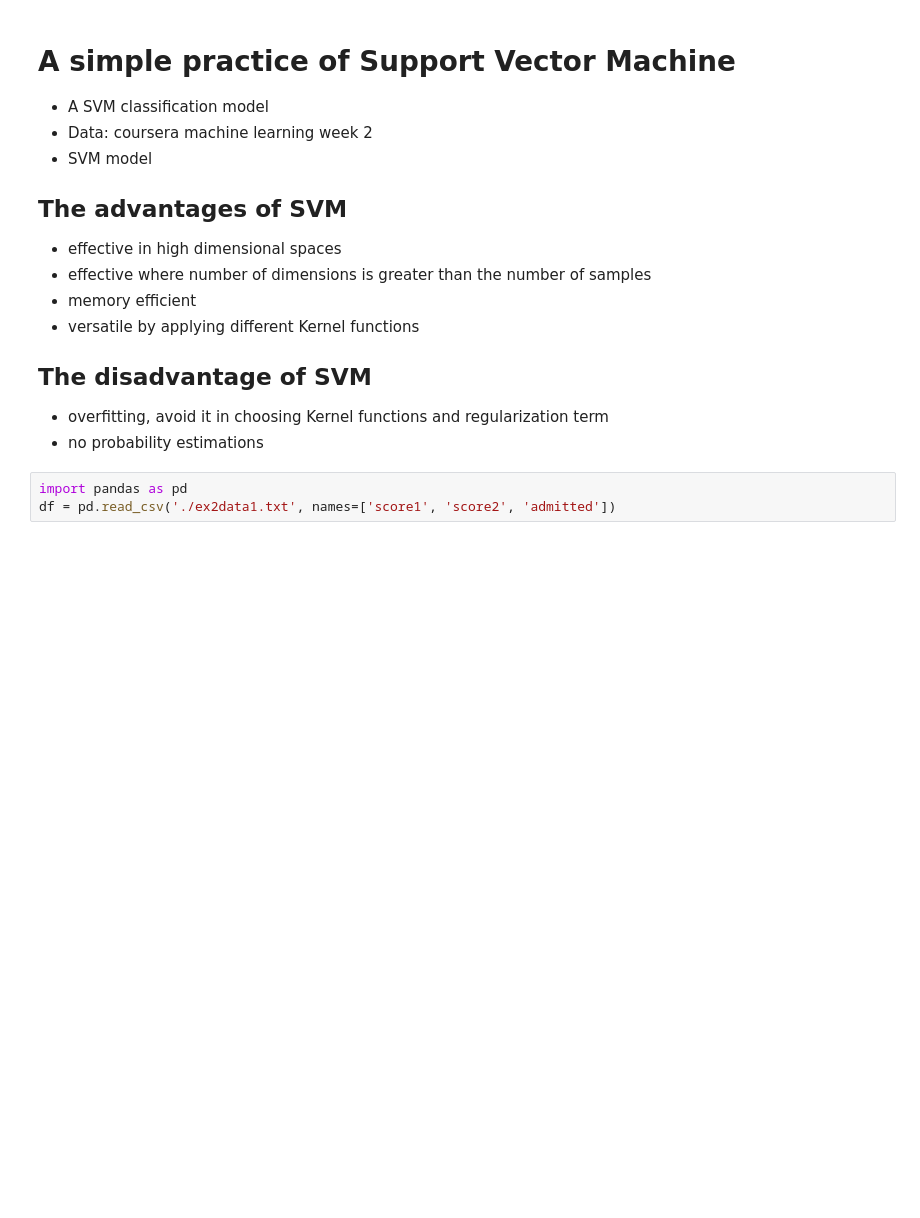
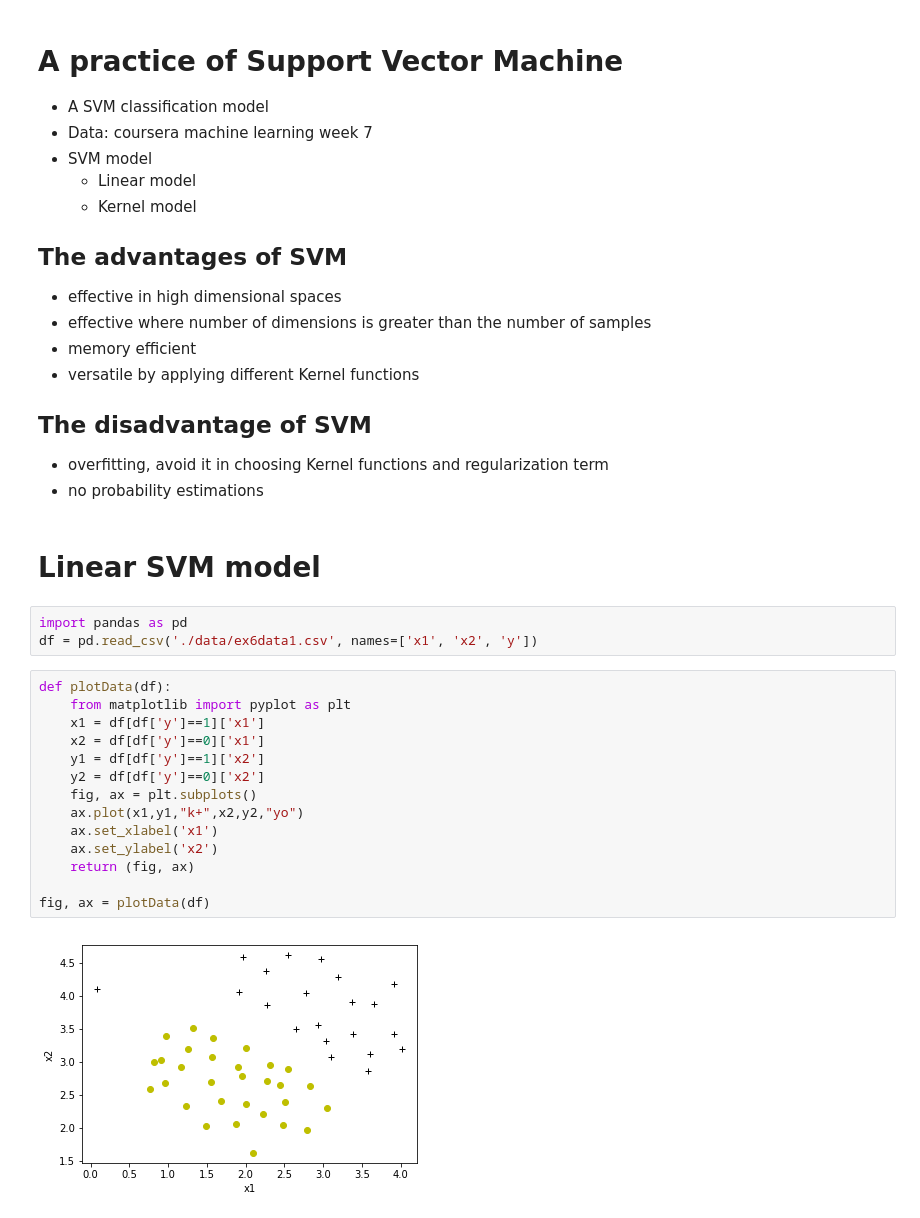
Before and after one commit to ZhenyiLin/python_classification, a Jupyter notebook: SVM.ipynb, the cells around one changed output. Cells and saved outputs as stored; diff of their text form; blank space fills up the shorter version.

```diff
--- a/SVM.ipynb
+++ b/SVM.ipynb
@@ -1,8 +1,10 @@
 # %% [markdown]
-# A simple practice of Support Vector Machine
+# A practice of Support Vector Machine
 * A SVM classification model
-* Data: coursera machine learning week 2
+* Data: coursera machine learning week 7
 * SVM model
+    * Linear model
+    * Kernel model
 
 ## The advantages of SVM
 * effective in high dimensional spaces
@@ -13,6 +15,24 @@
 ## The disadvantage of SVM
 * overfitting, avoid it in choosing Kernel functions and regularization term
 * no probability estimations
+# %% [markdown]
+# Linear SVM model
 # %%
 import pandas as pd
-df = pd.read_csv('./ex2data1.txt', names=['score1', 'score2', 'admitted'])
+df = pd.read_csv('./data/ex6data1.csv', names=['x1', 'x2', 'y'])
+# %%
+def plotData(df):
+    from matplotlib import pyplot as plt
+    x1 = df[df['y']==1]['x1']
+    x2 = df[df['y']==0]['x1']
+    y1 = df[df['y']==1]['x2']
+    y2 = df[df['y']==0]['x2']
+    fig, ax = plt.subplots()
+    ax.plot(x1,y1,"k+",x2,y2,"yo")
+    ax.set_xlabel('x1')
+    ax.set_ylabel('x2')
+    return (fig, ax)
+
+fig, ax = plotData(df)
+# %% [output]
+[figure, added]
```
Also changed, not shown: parts of 17 cells of this notebook, 3 other files.
